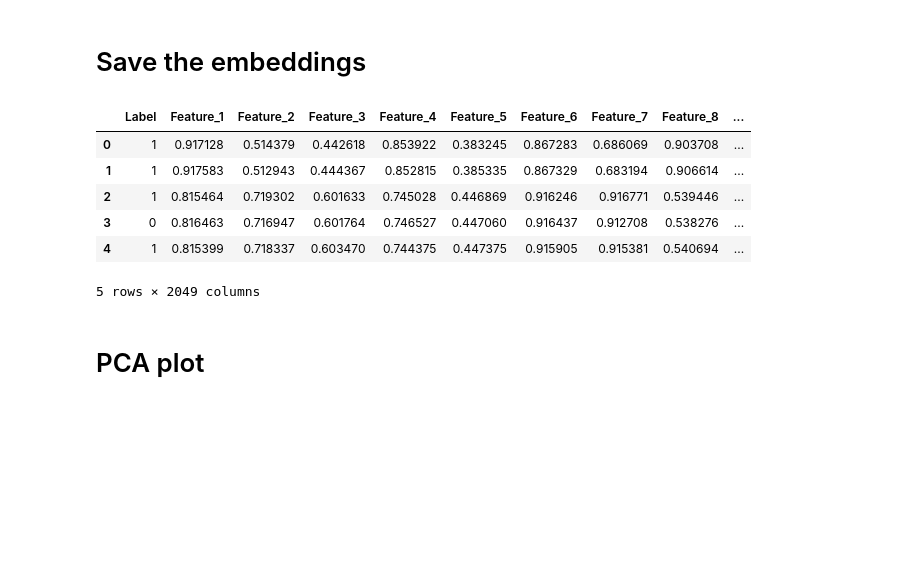
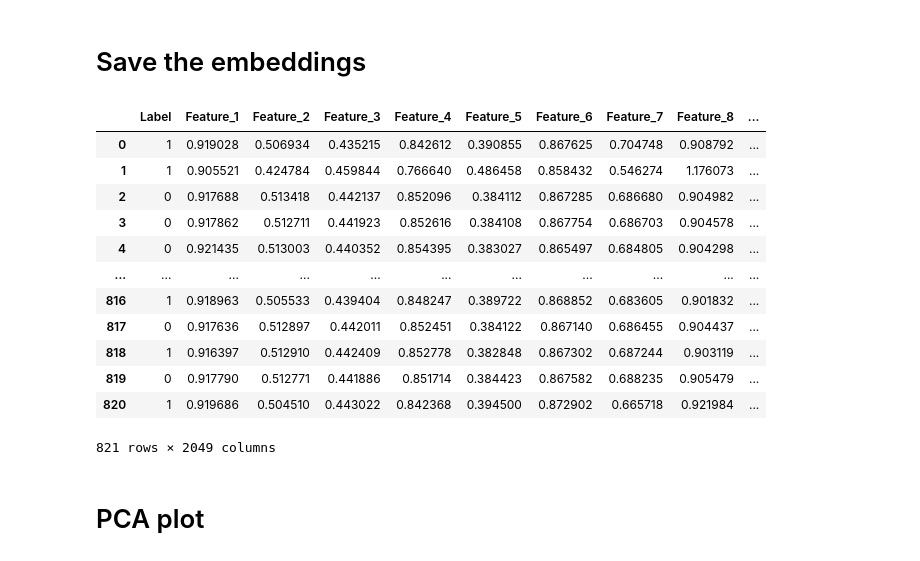
Before and after one commit to CV4EcologySchool/reef-audio-representation-learning, a Jupyter notebook: code/simclr-pytorch-reefs/evaluation/embeddings/ReefCLR_embedding_extractor.ipynb, the cells around one changed output. Drawn from its saved outputs; the diff is of its cells as text; code cells hidden in the pictures; blank space fills up the shorter version.

```diff
--- a/code/simclr-pytorch-reefs/evaluation/embeddings/ReefCLR_embedding_extractor.ipynb
+++ b/code/simclr-pytorch-reefs/evaluation/embeddings/ReefCLR_embedding_extractor.ipynb
@@ -117,27 +128,32 @@ embeddings, labels = extract_multiple_embeddings(model_instance, sample_loader,
 # %%
 import pandas as pd
 
 # Assuming embeddings is your list of lists, each of 2048 features
 # And labels is your list of labels
 
 # Create a DataFrame
 df = pd.DataFrame(embeddings, columns=[f'Feature_{i+1}' for i in range(2048)])
 
 # Insert labels as the first column
 df.insert(0, 'Label', labels)
 
 # Save the DataFrame to CSV
 df.to_csv('raw_embeddings/' + 'ReefCLR-' + cfg['test_dataset'][5:] + '-embeddings.csv', index=False)
+df
+# %% [output]
+|  | Label | Feature_1 | Feature_2 | Feature_3 | Feature_4 | Feature_5 | Feature_6 | Feature_7 | Feature_8 | ... |
+| 0 | 1 | 0.919028 | 0.506934 | 0.435215 | 0.842612 | 0.390855 | 0.867625 | 0.704748 | 0.908792 | ... |
+| 1 | 1 | 0.905521 | 0.424784 | 0.459844 | 0.766640 | 0.486458 | 0.858432 | 0.546274 | 1.176073 | ... |
+| 2 | 0 | 0.917688 | 0.513418 | 0.442137 | 0.852096 | 0.384112 | 0.867285 | 0.686680 | 0.904982 | ... |
+| 3 | 0 | 0.917862 | 0.512711 | 0.441923 | 0.852616 | 0.384108 | 0.867754 | 0.686703 | 0.904578 | ... |
+| 4 | 0 | 0.921435 | 0.513003 | 0.440352 | 0.854395 | 0.383027 | 0.865497 | 0.684805 | 0.904298 | ... |
+| ... | ... | ... | ... | ... | ... | ... | ... | ... | ... | ... |
+| 816 | 1 | 0.918963 | 0.505533 | 0.439404 | 0.848247 | 0.389722 | 0.868852 | 0.683605 | 0.901832 | ... |
+| 817 | 0 | 0.917636 | 0.512897 | 0.442011 | 0.852451 | 0.384122 | 0.867140 | 0.686455 | 0.904437 | ... |
+| 818 | 1 | 0.916397 | 0.512910 | 0.442409 | 0.852778 | 0.382848 | 0.867302 | 0.687244 | 0.903119 | ... |
+| 819 | 0 | 0.917790 | 0.512771 | 0.441886 | 0.851714 | 0.384423 | 0.867582 | 0.688235 | 0.905479 | ... |
+| 820 | 1 | 0.919686 | 0.504510 | 0.443022 | 0.842368 | 0.394500 | 0.872902 | 0.665718 | 0.921984 | ... |
+821 rows × 2049 columns
-# %%
-df.head()
-# %% [output]
-|  | Label | Feature_1 | Feature_2 | Feature_3 | Feature_4 | Feature_5 | Feature_6 | Feature_7 | Feature_8 | ... |
-| 0 | 1 | 0.917128 | 0.514379 | 0.442618 | 0.853922 | 0.383245 | 0.867283 | 0.686069 | 0.903708 | ... |
-| 1 | 1 | 0.917583 | 0.512943 | 0.444367 | 0.852815 | 0.385335 | 0.867329 | 0.683194 | 0.906614 | ... |
-| 2 | 1 | 0.815464 | 0.719302 | 0.601633 | 0.745028 | 0.446869 | 0.916246 | 0.916771 | 0.539446 | ... |
-| 3 | 0 | 0.816463 | 0.716947 | 0.601764 | 0.746527 | 0.447060 | 0.916437 | 0.912708 | 0.538276 | ... |
-| 4 | 1 | 0.815399 | 0.718337 | 0.603470 | 0.744375 | 0.447375 | 0.915905 | 0.915381 | 0.540694 | ... |
-5 rows × 2049 columns
 # %% [markdown]
 # PCA plot
 # %%
```
Also changed, not shown: parts of 6 cells of this notebook, 1 other file.
